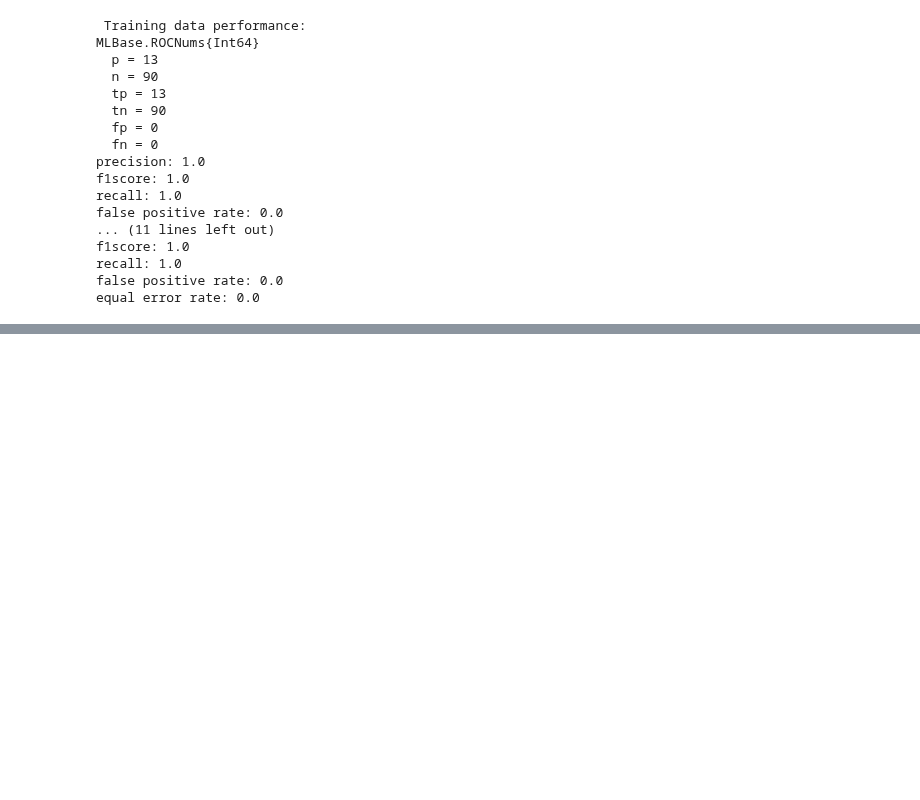
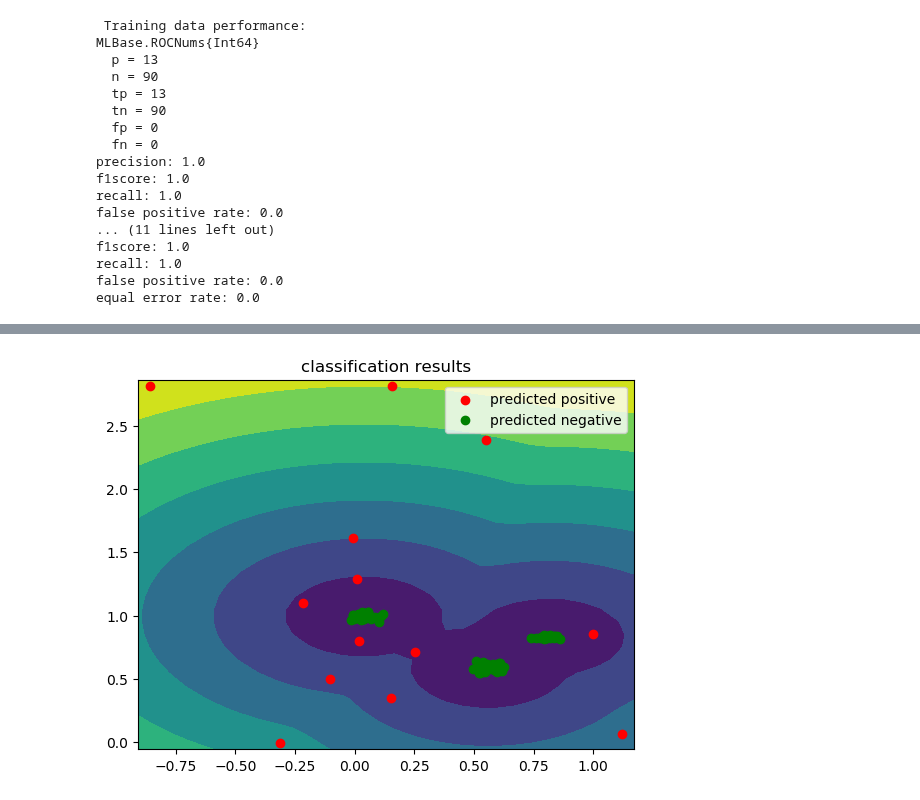
Before and after one commit to smidl/AnomalyDetection.jl, a Jupyter notebook: examples/kNN_anomaly_detection.ipynb, the cells around one changed output, grey strips where cells are left out. Drawn from its saved outputs; the diff is of its cells as text; code cells hidden in the pictures; blank space fills up the shorter version.

```diff
--- a/examples/kNN_anomaly_detection.ipynb
+++ b/examples/kNN_anomaly_detection.ipynb
@@ -134,0 +95,15 @@ WARNING: gray is found in more than one library: cmocean, colorcet. Choosing cmo
+# %%
+# plot it all
+f = figure()
+contourf(x, y, zz)
+scatter(X[1, tryhat.==1], X[2, tryhat.==1], c = "r",
+    label = "predicted positive")
+scatter(X[1, tryhat.==0], X[2, tryhat.==0], c = "g",
+    label = "predicted negative")
+title("classification results")
+xlim(xl)
+ylim(yl)
+legend()
+show()
+# %% [output]
+[figure, added]
```
Also changed, not shown: parts of 6 cells of this notebook, 9 other files.
